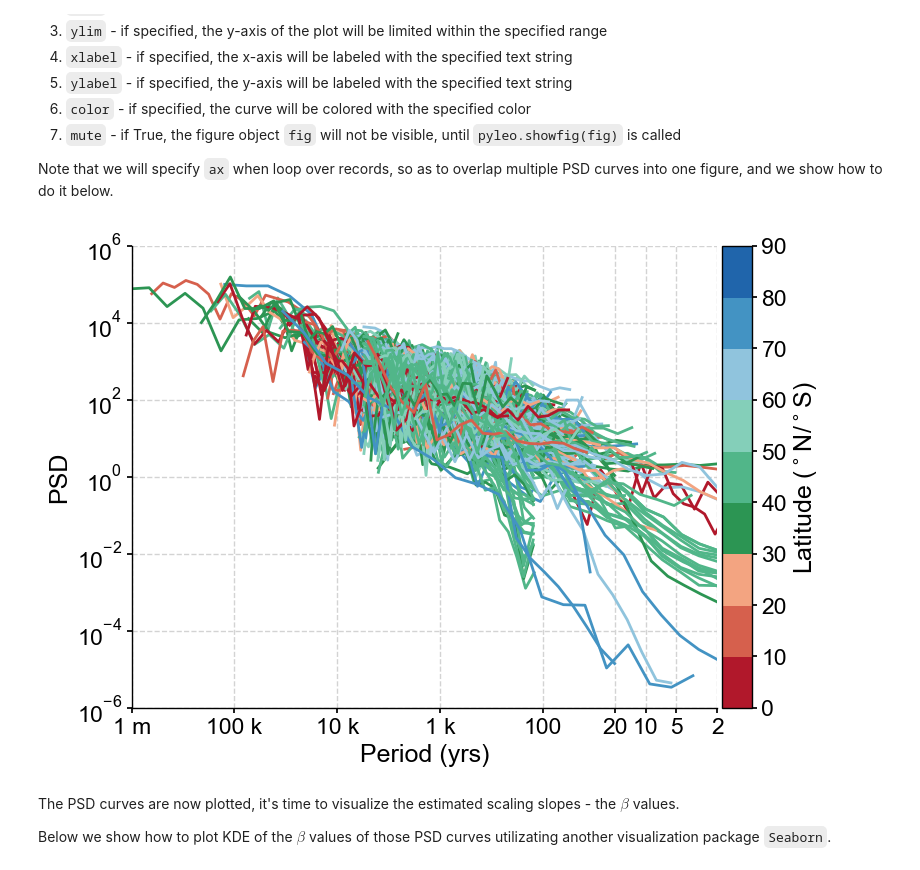
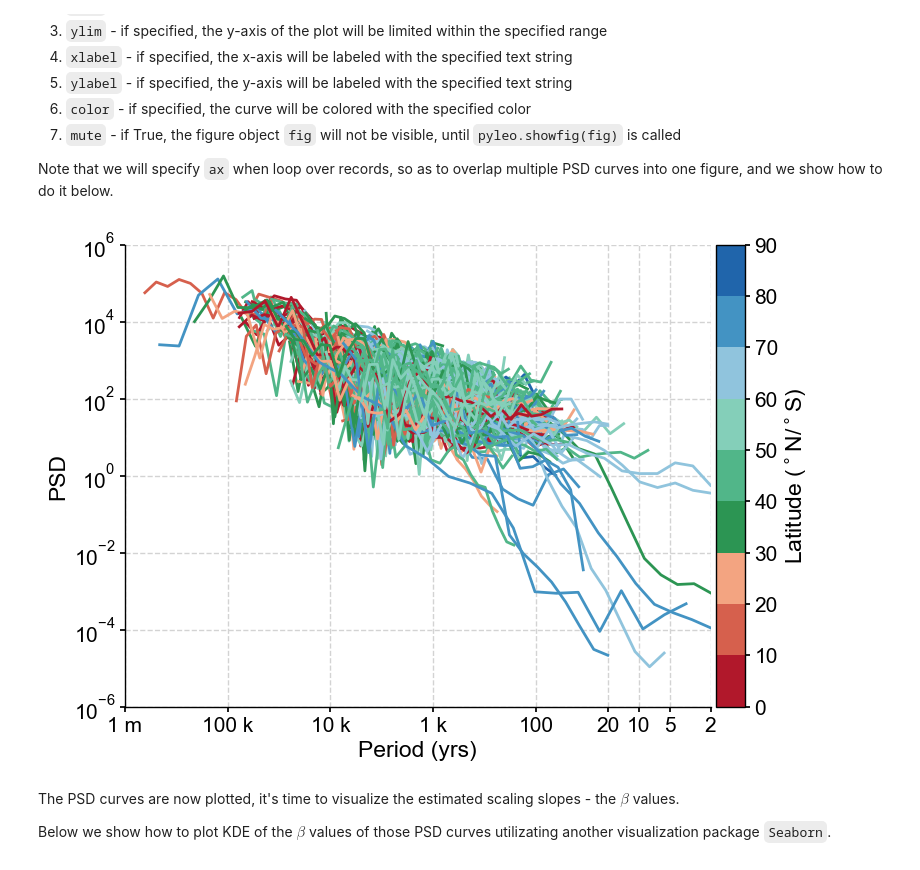
Before and after one commit to LinkedEarth/paleobooks_mathom, a Jupyter notebook: notebooks/spectral_analysis_temp12k.ipynb, the cells around one changed output. Drawn from its saved outputs; the diff is of its cells as text; code cells hidden in the pictures.

Commit message:
update temp_12k notebook

```diff
--- a/notebooks/spectral_analysis_temp12k.ipynb
+++ b/notebooks/spectral_analysis_temp12k.ipynb
@@ -29,7 +31,7 @@ Suppose the LiPD files of the dataset are stored in the folder named "globalHolo
 The resultant `dataset` is a LiPD utility object that has a method called `to_tso()`, which will extract the timeseries records to a Python list for us.
 # %%
 # load the LiPD dataset
-dataset = pyleo.Lipd(usr_path='./globalHolocene1_0_0/')
+dataset = pyleo.Lipd(usr_path='../data/Temp12k1_1_0')
 
 # convert the input dataset into a list of LiPD timeseries objects,
 # each object is essentially a dictionary
@@ -132,9 +143,9 @@ for dsn, ts_obj in tqdm(ts.items()):
             freq_kwargs={'nfreq': nfreq}
         )
 
-# dump to a pickle file for quick load in the future
-with open('./data/psd_objs.pkl', 'wb') as f:
-    pickle.dump(psd, f)
+#This calculation took around an hour and a half, so we should save the output to an easily loadable format
+with open('../data/temp_12k_psd','wb') as handle:
+    pickle.dump(psd,handle)
 # %% [markdown]
 ### Scaling slope estimation
 
@@ -148,9 +159,8 @@ We will calculate three sets of the scaling factors:
 2. period over [100, 1000] yrs
 3. period over [1000, 10000] yrs
 # %%
-# load the precalculated PSD objects
-with open('./data/psd_objs.pkl', 'rb') as f:
-    psd = pickle.load(f)
+with open('../data/temp_12k_psd','rb') as handle:
+    psd = pickle.load(handle)
 
 beta_S = []
 beta_M = []
@@ -158,13 +168,13 @@ beta_L = []
 
 for dsn, psd_obj in psd.items():
     beta_S.append(
-        psd_obj.beta_est(fmin=1/100, fmax=1/10)['beta']
+        psd_obj.beta_est(fmin=1/100, fmax=1/10).beta_est_res['beta']
     )
     beta_M.append(
-        psd_obj.beta_est(fmin=1/1000, fmax=1/100)['beta']
+        psd_obj.beta_est(fmin=1/1000, fmax=1/100).beta_est_res['beta']
     )
     beta_L.append(
-        psd_obj.beta_est(fmin=1/10000, fmax=1/1000)['beta']
+        psd_obj.beta_est(fmin=1/10000, fmax=1/1000).beta_est_res['beta']
     )
 
 beta_S = np.array(beta_S)
@@ -206,7 +216,7 @@ Regarding `PSD.plot()`, we have several important arguments:
 Note that we will specify `ax` when loop over records, so as to overlap multiple PSD curves into one figure, and we show how to do it below.
 # %%
 # define a colormap for different latitudes
-with open('./data/lats_dict.pkl', 'rb') as f:
+with open('../data/temp_12k_lats', 'rb') as f:
     lats = pickle.load(f)
 
 lat_list = [v for k, v in lats.items()]
@@ -221,39 +231,37 @@ color_ind_list = color_ind_list.astype(int)
 # set the plotting style
 pyleo.set_style(style='journal', font_scale=1.5)
 
 period_ticks = [2, 5, 10, 20, 100, 1000, 10000, 100000, 1000000]
 period_ticklabels = ['2', '5', '10', '20', '100', '1 k', '10 k', '100 k', '1 m']
 
 dsns = psd.keys()
 psd_obj = psd[list(dsns)[0]]
-fig, ax = psd_obj.plot(mute=True, figsize=[8, 6]) # plot the first PSD curve
+fig, ax = psd_obj.plot(figsize=[8, 6]) # plot the first PSD curve
 for dsn, psd_obj in psd.items():
     # loop over and plot the PSD curves of other records
     if dsn == list(dsns)[0]:
         pass
     else:
         i = list(dsns).index(dsn)
         psd_obj.plot(
             ax=ax, xlim=[1e6, 1e1], ylim=[1e-6, 1e6],
             xlabel='Period (yrs)', ylabel='PSD',
             color=cmap[color_ind_list[i]],
         )
 
 ax.set_xticks(period_ticks)
 ax.set_xticklabels(period_ticklabels)
 
 from mpl_toolkits.axes_grid1 import make_axes_locatable
 divider = make_axes_locatable(ax)
 clr_map = mpl.colors.ListedColormap(cmap)
 cax = divider.append_axes("right", size="5%", pad=0.05)
 bounds = np.linspace(0, 90, 10)
-cb = mpl.colorbar.ColorbarBase(cax, cmap=clr_map, orientation='vertical', boundaries=bounds,
-                               ticks=bounds)
+norm = mpl.colors.Normalize(vmin=bounds[0], vmax=bounds[-1])
+cb = mpl.colorbar.ColorbarBase(cax, cmap=clr_map, orientation='vertical',norm=norm,boundaries=bounds)
 cb.set_label(r'Latitude ($^\circ$N/$^\circ$S)')
-
-pyleo.showfig(fig)
 # %% [output]
-[figure, old version]
+[figure, new version]
 # %% [markdown]
 The PSD curves are now plotted, it's time to visualize the estimated scaling slopes - the $\beta$ values.
 
```
Also changed, not shown: parts of 9 cells of this notebook.
